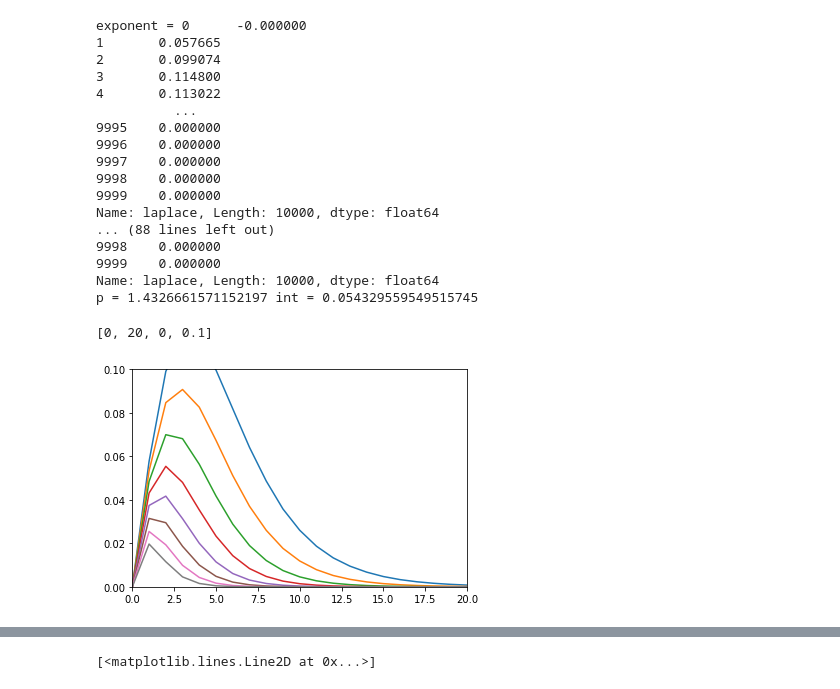
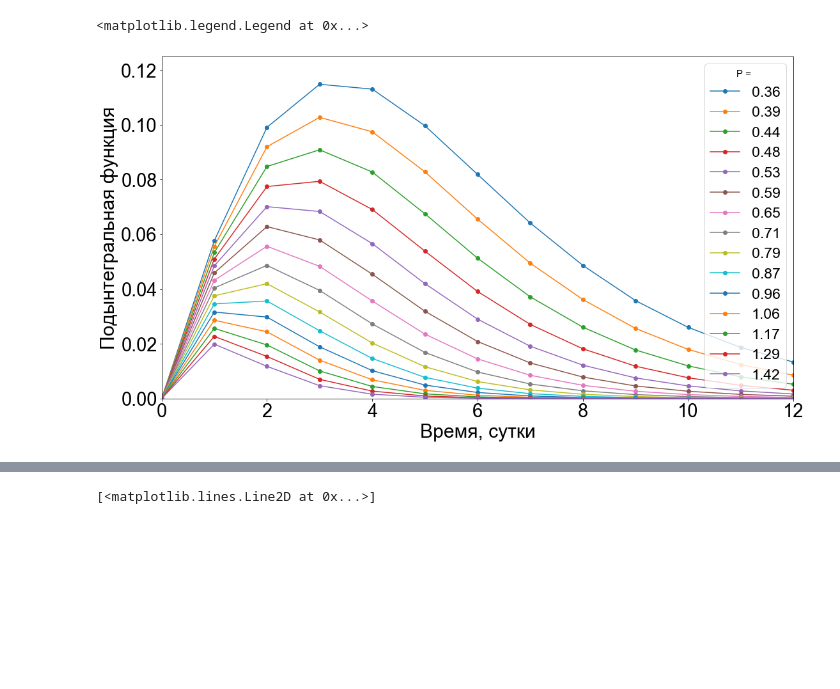
Before and after one commit to ekortunov/Jupiter, a Jupyter notebook: Zadacha_2.ipynb, the cells around one changed output, grey strips where cells are left out. Saved outputs shown, nothing was run; the diff lists cells and outputs as text; code cells hidden in the pictures; blank space fills up the shorter version.

```diff
--- a/Zadacha_2.ipynb
+++ b/Zadacha_2.ipynb
@@ -67,17 +108,22 @@ Text(0, 0.5, 'Концентрация, [-]')
 # %%
-s = 8# number of p
+s = 15# number of p
 power = 1/(s-1)
 q = pow(((14/20)*(5/14)), power)
-q = round(q,2)
+
+q = round(q,3)
 t_C_max = 14# time of max concentration
 tmax = t_C_max/5
 tmax = round(tmax,2)
 
 t = [tmax  *q**i for i in range(s)]
+#t= np.linspace(1,40,s)
 t_rounded = [round(num, 1) for num in t]
 p = [1/i for i in t]
-p
-#p = [0.5,0.55,0.6,0.8]
+#p= np.linspace(1,2,s)
+#p = [0.357,0.556,1,1.429]
+print('p =',p)
+print('t =',t_rounded)
+
 #p = [1/7,0.2,0.3,0.8]
 #for x in p:
 #    print(x)
@@ -97,0 +134,10 @@ tmax
+# %%
+fig, ax= plt.subplots()
+for count in p:
+    exp_ = np.exp((-count)*df['TimeDays'])
+    ax.plot(exp_,label = round(count, 2))
+    ax.plot(df['c^'].abs(),'o-',markersize = '20',color = 'maroon')
+    plt.axis([0, 13, 0, 1])
+ax.set_ylabel('Концентрация,[-]')
+ax.set_xlabel('Время, сутки')
+ax.legend(title = r'$e^{-pt}$, P = ')
@@ -98,37 +147,25 @@ tmax
 # %%
+fig, ax= plt.subplots()
 integrated = []
 for count in p:
     exp_ = np.exp((-count)*df['TimeDays'])
     df['laplace'] = df['c^']*exp_
-    print('exponent = ' + str(df['laplace']))
-    plt.plot(df['laplace'])
+#    print('exponent = ' + str(df['laplace']))
+    plt.plot(df['laplace'],'o-', label = round(count, 2))
+
 
     #df
     #s = df.apply(lambda g: integrate.trapz(df['laplace'], x=df['TimeDays']))
-    s = integrate.trapz(df['laplace'], x=df['TimeDays'])
-#    s = integrate.simps(df['laplace'], x=df['TimeDays'], even='avg')
+#    s = integrate.trapz(df['laplace'], x=df['TimeDays'])
+    s = integrate.simps(df['laplace'], x=df['TimeDays'], even='avg')
     s = s*count
     integrated.append(s)
-    print('p = ' +str(count) +' int = '+ str(s))
+#    print('p = ' +str(count) +' int = '+ str(s))
 integrated
-plt.axis([0, 20, 0, 0.1])
+plt.axis([0, 12, 0, 0.125])
+ax.set_ylabel('Подынтегральная функция')
+ax.set_xlabel('Время, сутки')
+ax.legend(title = 'P = ')
 # %% [output]
-exponent = 0      -0.000000
-1       0.057665
-2       0.099074
-3       0.114800
-4       0.113022
-          ...
-9995    0.000000
-9996    0.000000
-9997    0.000000
-9998    0.000000
-9999    0.000000
-Name: laplace, Length: 10000, dtype: float64
-... (88 lines left out)
-9998    0.000000
-9999    0.000000
-Name: laplace, Length: 10000, dtype: float64
-p = 1.4326661571152197 int = 0.054329559549515745
+<matplotlib.legend.Legend at 0x...>
-[0, 20, 0, 0.1]
-[figure, old version]
+[figure, new version]
```
Also changed, not shown: parts of 24 cells of this notebook, 12 other files.
